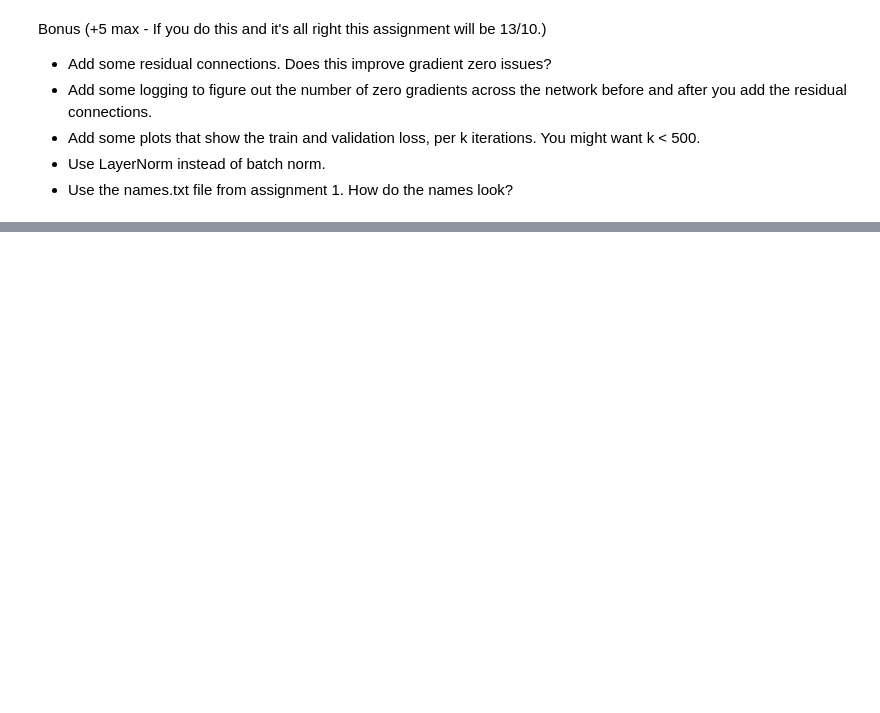
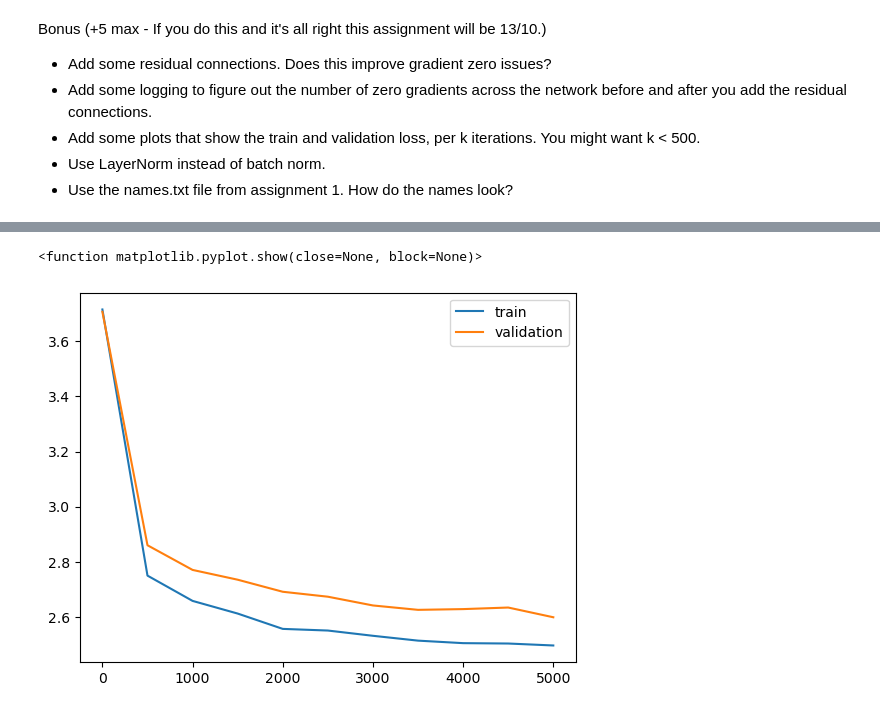
Before and after one commit to tzhou19/NLP_DL, a Jupyter notebook: HW5/HW 5 - WaveNet LM.ipynb, the cells around one changed output, grey strips where cells are left out. Drawn from its saved outputs; the diff is of its cells as text; code cells hidden in the pictures; blank space fills up the shorter version.

```diff
--- a/HW5/HW 5 - WaveNet LM.ipynb
+++ b/HW5/HW 5 - WaveNet LM.ipynb
@@ -334,0 +462,3 @@ Bonus (+5 max - If you do this and it's all right this assignment will be 13/10.
+# %%
+with open('names.txt', 'r', encoding='utf-8') as f:
+    text = f.read()
@@ -334,0 +481,7 @@ Bonus (+5 max - If you do this and it's all right this assignment will be 13/10.
+# %%
+model = WaveNetMLPLanguageModel_layernorm().to(device)
+# Print the number of parameters in the model.
+print(sum(p.numel() for p in model.parameters()) , 'M parameters')
+
+# Create a PyTorch optimizer. Use AdamW.
+optimizer = torch.optim.AdamW(model.parameters(), lr=learning_rate)
@@ -334,0 +490,25 @@ Bonus (+5 max - If you do this and it's all right this assignment will be 13/10.
+# %%
+# Here we loop over max_iters and at each iter we get a batch of data we optimize over.
+model.train()
+train_loss = []
+validation_loss = []
+for epoch in range(epochs):
+
+    # every once in a while evaluate the loss on train and val sets
+    if epoch % eval_interval == 0 or epoch == epochs - 1:
+        losses = estimate_loss()
+        train_loss.append(losses['train'])
+        validation_loss.append(losses['val'])
+        print('Number of zero gradient parameters: ', sum(p.grad is None for p in model.parameters()))
+        print(f"step {epoch}: train loss {losses['train']:.4f}, val loss {losses['val']:.4f}")
+
+    # Sample a batch of data
+    xb, yb = get_batch('train')
+
+    # evaluate the loss
+    logits, loss = model(xb, yb)
+    # Zero the grads.
+    optimizer.zero_grad()
+    # Get gradients by backprop; do a parameter update.
+    loss.backward()
+    optimizer.step()
@@ -334,0 +533,8 @@ Bonus (+5 max - If you do this and it's all right this assignment will be 13/10.
+# %%
+plt.plot(range(0,len(train_loss)*500,500), train_loss, label='train')
+plt.plot(range(0,len(train_loss)*500,500), validation_loss, label='validation')
+plt.legend()
+plt.show
+# %% [output]
+<function matplotlib.pyplot.show(close=None, block=None)>
+[figure, added]
```
Also changed, not shown: parts of 16 cells of this notebook, 2 other files.
